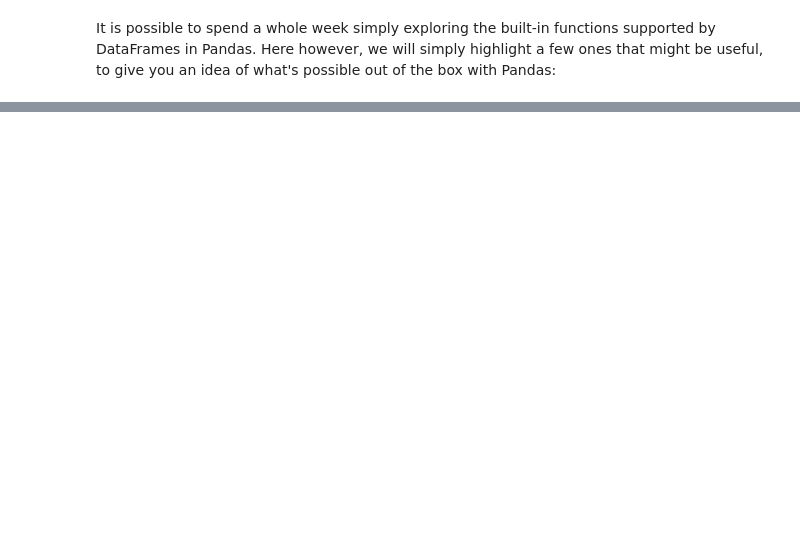
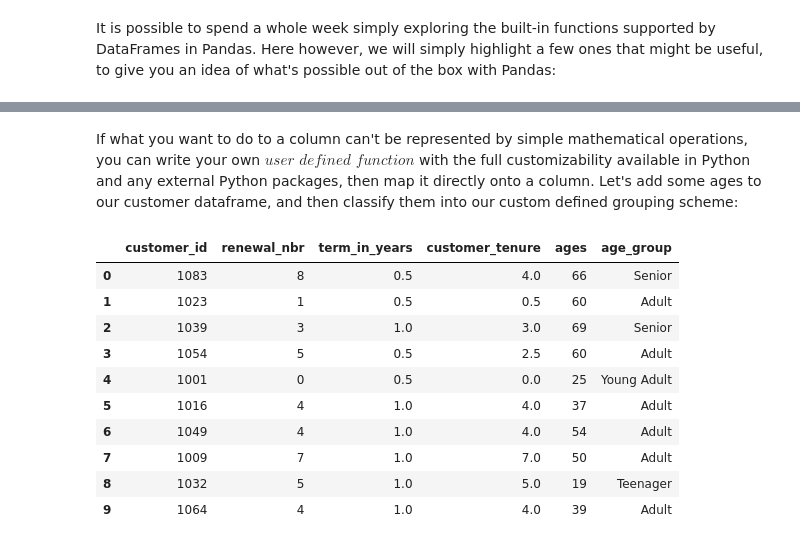
Before and after one commit to brandonbm00/Projects, a Jupyter notebook: python_class/Untitled.ipynb, the cells around one changed output, grey strips where cells are left out. Cells and saved outputs as stored; diff of their text form; code cells hidden in the pictures; blank space fills up the shorter version.

```diff
--- a/python_class/Untitled.ipynb
+++ b/python_class/Untitled.ipynb
@@ -507,0 +524,12 @@ df[df['ages'] > 29]
+# %%
+# Generate some fake data
+customer_id = np.random.randint(1000,1100, 10)
+renewal_nbr = np.random.randint(0,10,10)
+term_in_years = [{1:0.5,0:1}[key] for key in np.random.randint(0,2,10)]
+
+# Create a dict - not usually how you would do this
+rand_data = {'customer_id':customer_id, 'renewal_nbr':renewal_nbr, 'term_in_years':term_in_years}
+
+# Build the dataframe
+customers = pd.DataFrame.from_dict(rand_data)
+customers.head(10)
@@ -507,0 +563,29 @@ df[df['ages'] > 29]
+# %% [markdown]
+If what you want to do to a column can't be represented by simple mathematical operations, you can write your own $\textit{user defined function}$ with the full customizability available in Python and any external Python packages, then map it directly onto a column. Let's add some ages to our customer dataframe, and then classify them into our custom defined grouping scheme:
+# %%
+customers['ages'] = np.random.randint(16, 70, 10)
+
+def make_age_groups(age):
+    if 10 <= age and 20 > age:
+        return 'Teenager'
+    if 20 <= age and 35 > age:
+        return 'Young Adult'
+    if 35 <= age and 65 > age:
+        return 'Adult'
+    if 65 <= age:
+        return 'Senior'
+
+customers['age_group'] = customers['ages'].apply(make_age_groups)
+customers.head(10)
+# %% [output]
+|  | customer_id | renewal_nbr | term_in_years | customer_tenure | ages | age_group |
+| 0 | 1083 | 8 | 0.5 | 4.0 | 66 | Senior |
+| 1 | 1023 | 1 | 0.5 | 0.5 | 60 | Adult |
+| 2 | 1039 | 3 | 1.0 | 3.0 | 69 | Senior |
+| 3 | 1054 | 5 | 0.5 | 2.5 | 60 | Adult |
+| 4 | 1001 | 0 | 0.5 | 0.0 | 25 | Young Adult |
+| 5 | 1016 | 4 | 1.0 | 4.0 | 37 | Adult |
+| 6 | 1049 | 4 | 1.0 | 4.0 | 54 | Adult |
+| 7 | 1009 | 7 | 1.0 | 7.0 | 50 | Adult |
+| 8 | 1032 | 5 | 1.0 | 5.0 | 19 | Teenager |
+| 9 | 1064 | 4 | 1.0 | 4.0 | 39 | Adult |
```
Also changed, not shown: parts of 18 cells of this notebook.
